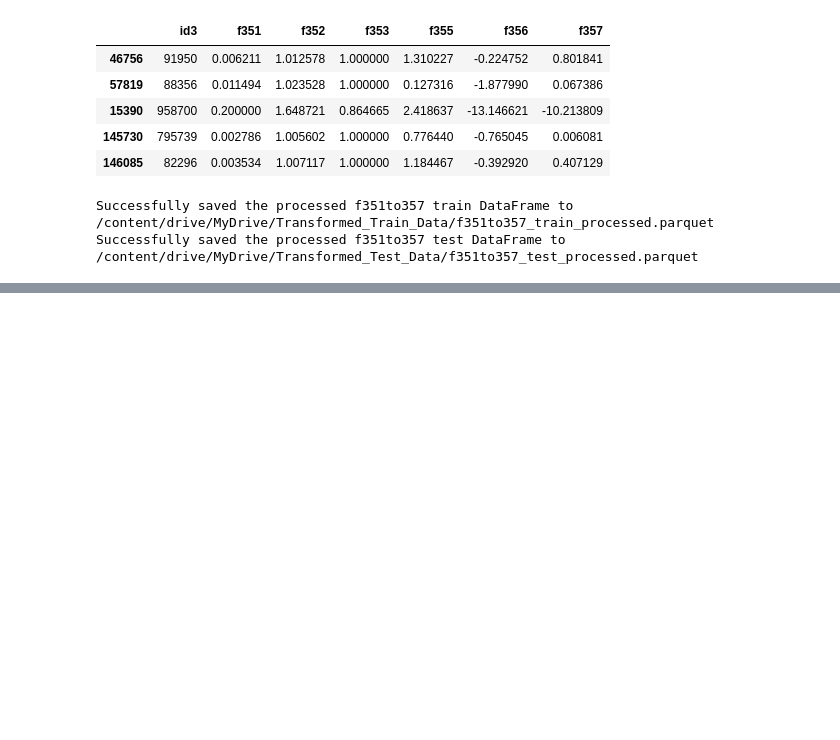
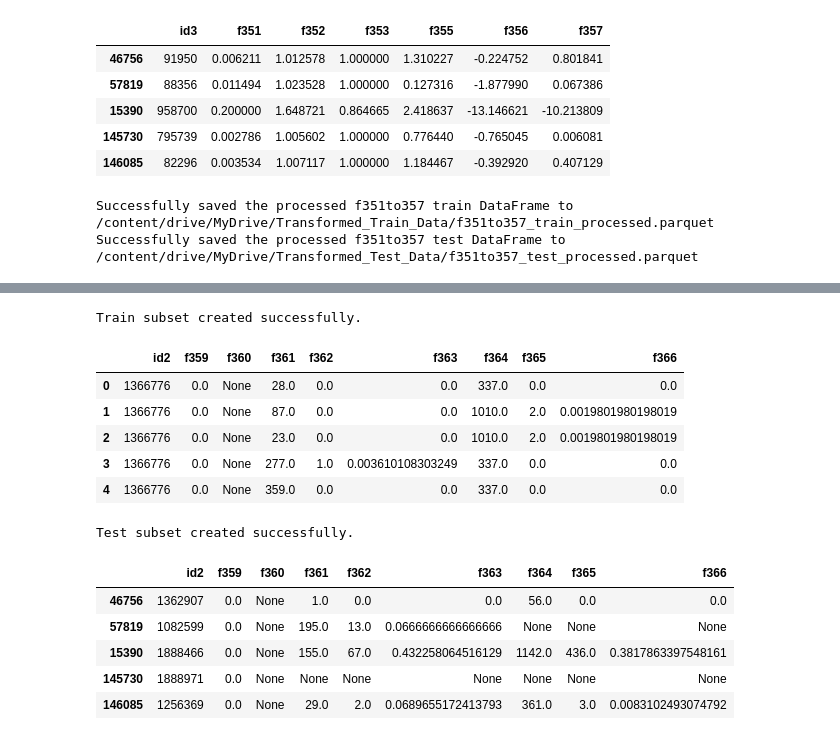
Before and after one commit to rishabh-0042/American_Express_Hackathon_25-2025, a Jupyter notebook: Feature_Engineering3.ipynb, the cells around one changed output, grey strips where cells are left out. Saved outputs shown, nothing was run; the diff lists cells and outputs as text; code cells hidden in the pictures; blank space fills up the shorter version.

```diff
--- a/Feature_Engineering3.ipynb
+++ b/Feature_Engineering3.ipynb
@@ -2638,3 +2607,20 @@ except Exception as e:
 # %% [output]
 Successfully saved the processed f351to357 train DataFrame to /content/drive/MyDrive/Transformed_Train_Data/f351to357_train_processed.parquet
 Successfully saved the processed f351to357 test DataFrame to /content/drive/MyDrive/Transformed_Test_Data/f351to357_test_processed.parquet
+# %%
+import pandas as pd
+
+train_data = pd.read_parquet('/content/drive/MyDrive/AMEXChallenge/train_data.parquet')
+test_data = pd.read_parquet('/content/drive/MyDrive/AMEXChallenge/test_data.parquet')
+
+print("Train data loaded successfully.")
+print("Test data loaded successfully.")
+
+f354_train = train_data[['id3', 'f354']]
+f354_test = test_data[['id3', 'f354']]
+
+print("\nTrain subset created successfully.")
+display(f354_train.head())
+
+print("\nTest subset created successfully.")
+display(f354_test.head())
@@ -2640,0 +2763,26 @@ Successfully saved the processed f351to357 test DataFrame to /content/drive/MyDr
+# %%
+cols_to_load = ['id2', 'f359', 'f360', 'f361', 'f362', 'f363', 'f364', 'f365', 'f366']
+
+f359to366_train = train_data[cols_to_load].copy()
+f359to366_test = test_data[cols_to_load].copy()
+
+print("Train subset created successfully.")
+display(f359to366_train.head())
+
+print("\nTest subset created successfully.")
+display(f359to366_test.head())
+# %% [output]
+Train subset created successfully.
+|  | id2 | f359 | f360 | f361 | f362 | f363 | f364 | f365 | f366 |
+| 0 | 1366776 | 0.0 | None | 28.0 | 0.0 | 0.0 | 337.0 | 0.0 | 0.0 |
+| 1 | 1366776 | 0.0 | None | 87.0 | 0.0 | 0.0 | 1010.0 | 2.0 | 0.0019801980198019 |
+| 2 | 1366776 | 0.0 | None | 23.0 | 0.0 | 0.0 | 1010.0 | 2.0 | 0.0019801980198019 |
+| 3 | 1366776 | 0.0 | None | 277.0 | 1.0 | 0.003610108303249 | 337.0 | 0.0 | 0.0 |
+| 4 | 1366776 | 0.0 | None | 359.0 | 0.0 | 0.0 | 337.0 | 0.0 | 0.0 |
+Test subset created successfully.
+|  | id2 | f359 | f360 | f361 | f362 | f363 | f364 | f365 | f366 |
+| 46756 | 1362907 | 0.0 | None | 1.0 | 0.0 | 0.0 | 56.0 | 0.0 | 0.0 |
+| 57819 | 1082599 | 0.0 | None | 195.0 | 13.0 | 0.0666666666666666 | None | None | None |
+| 15390 | 1888466 | 0.0 | None | 155.0 | 67.0 | 0.432258064516129 | 1142.0 | 436.0 | 0.3817863397548161 |
+| 145730 | 1888971 | 0.0 | None | None | None | None | None | None | None |
+| 146085 | 1256369 | 0.0 | None | 29.0 | 2.0 | 0.0689655172413793 | 361.0 | 3.0 | 0.0083102493074792 |
```
Also changed, not shown: parts of 13 cells of this notebook.
